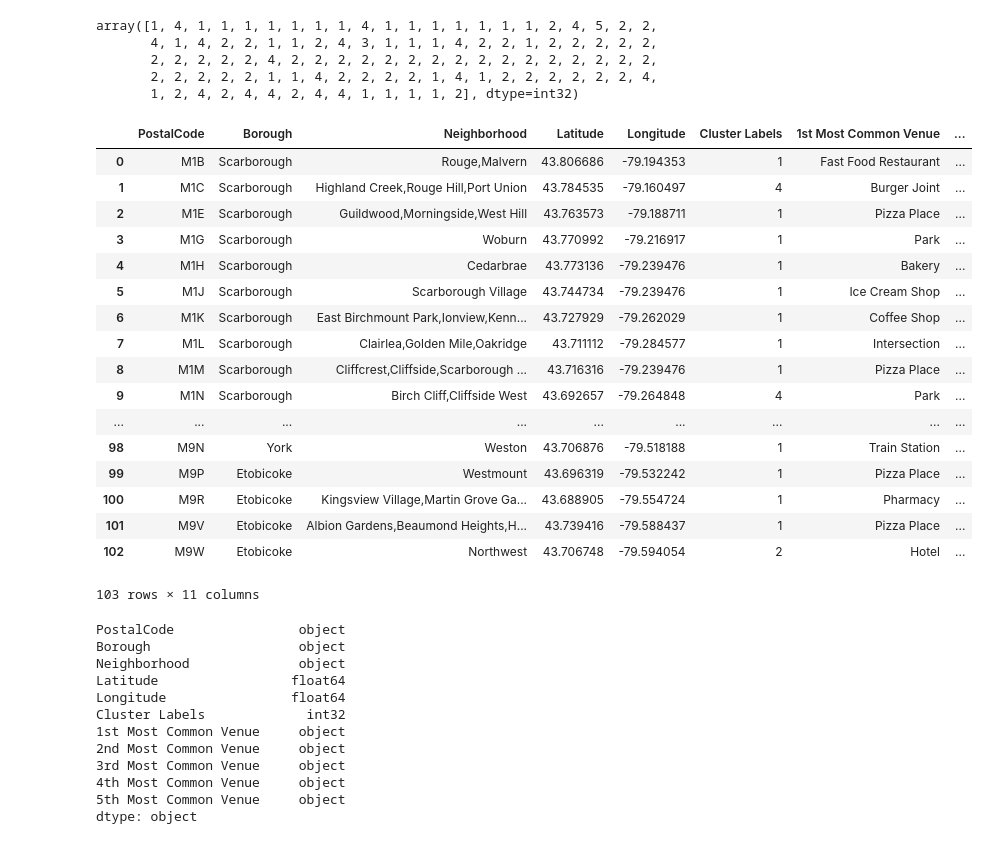
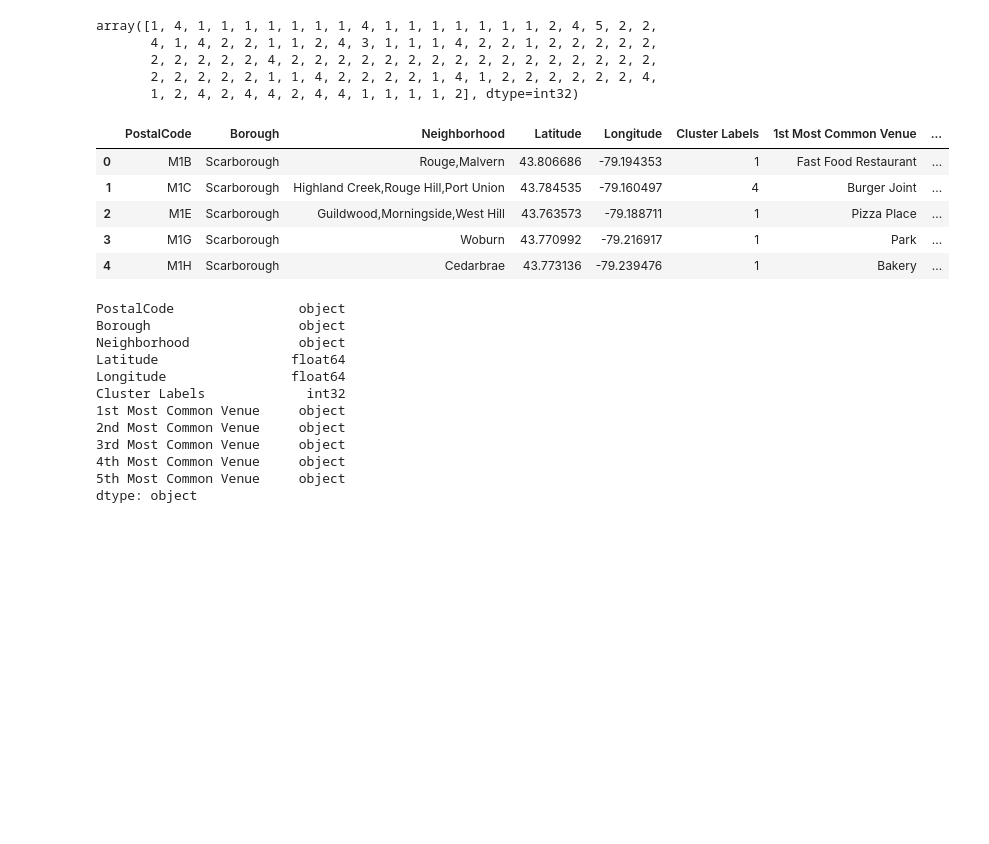
Before and after one commit to nesky-rf/Coursera_Capstone, a Jupyter notebook: Part 1 - Segmentation and Clustering.ipynb, the cells around one changed output. Drawn from its saved outputs; the diff is of its cells as text; code cells hidden in the pictures; blank space fills up the shorter version.

```diff
--- a/Part 1 - Segmentation and Clustering.ipynb
+++ b/Part 1 - Segmentation and Clustering.ipynb
@@ -298,7 +239,7 @@ city_map
 # %%
 # Claim access service credentials as per user/pwd
 CLIENT_ID = '{my_id}' # your Foursquare ID
-CLIENT_SECRET = '{my_pass}' # your Foursquare Secret
+CLIENT_SECRET = '{my_key}' # your Foursquare Secret
 VERSION = '20180605' # Foursquare API version
 
 print('Your credentails:')
@@ -552,36 +436,24 @@ array([1, 4, 1, 1, 1, 1, 1, 1, 1, 4, 1, 1, 1, 1, 1, 1, 1, 2, 4, 5, 2, 2,
 # %%
 # add clustering labels
 postalcode_venues_sorted.insert(0, 'Cluster Labels', kmeans.labels_)
 # original data
 toronto_merged = output_df
 
 # merge toronto_grouped with toronto_data to add latitude/longitude for each neighborhood
 toronto_merged = toronto_merged.join(postalcode_venues_sorted.set_index('PostalCode'), on='PostalCode')
 
 # once merged with original data, no data shows Nan when no venues are present
 toronto_merged.fillna(0, inplace=True)
 toronto_merged = toronto_merged.astype({'Cluster Labels':'int32'}, inplace=True)
 
-toronto_merged # check the last columns!
+toronto_merged.head()
 # %% [output]
 |  | PostalCode | Borough | Neighborhood | Latitude | Longitude | Cluster Labels | 1st Most Common Venue | ... |
 | 0 | M1B | Scarborough | Rouge,Malvern | 43.806686 | -79.194353 | 1 | Fast Food Restaurant | ... |
 | 1 | M1C | Scarborough | Highland Creek,Rouge Hill,Port Union | 43.784535 | -79.160497 | 4 | Burger Joint | ... |
 | 2 | M1E | Scarborough | Guildwood,Morningside,West Hill | 43.763573 | -79.188711 | 1 | Pizza Place | ... |
 | 3 | M1G | Scarborough | Woburn | 43.770992 | -79.216917 | 1 | Park | ... |
 | 4 | M1H | Scarborough | Cedarbrae | 43.773136 | -79.239476 | 1 | Bakery | ... |
-| 5 | M1J | Scarborough | Scarborough Village | 43.744734 | -79.239476 | 1 | Ice Cream Shop | ... |
-| 6 | M1K | Scarborough | East Birchmount Park,Ionview,Kenn... | 43.727929 | -79.262029 | 1 | Coffee Shop | ... |
-| 7 | M1L | Scarborough | Clairlea,Golden Mile,Oakridge | 43.711112 | -79.284577 | 1 | Intersection | ... |
-| 8 | M1M | Scarborough | Cliffcrest,Cliffside,Scarborough ... | 43.716316 | -79.239476 | 1 | Pizza Place | ... |
-| 9 | M1N | Scarborough | Birch Cliff,Cliffside West | 43.692657 | -79.264848 | 4 | Park | ... |
-| ... | ... | ... | ... | ... | ... | ... | ... | ... |
-| 98 | M9N | York | Weston | 43.706876 | -79.518188 | 1 | Train Station | ... |
-| 99 | M9P | Etobicoke | Westmount | 43.696319 | -79.532242 | 1 | Pizza Place | ... |
-| 100 | M9R | Etobicoke | Kingsview Village,Martin Grove Ga... | 43.688905 | -79.554724 | 1 | Pharmacy | ... |
-| 101 | M9V | Etobicoke | Albion Gardens,Beaumond Heights,H... | 43.739416 | -79.588437 | 1 | Pizza Place | ... |
-| 102 | M9W | Etobicoke | Northwest | 43.706748 | -79.594054 | 2 | Hotel | ... |
-103 rows × 11 columns
 # %%
 # check data integrity
 toronto_merged.dtypes
```
Also changed, not shown: parts of 20 cells of this notebook.
